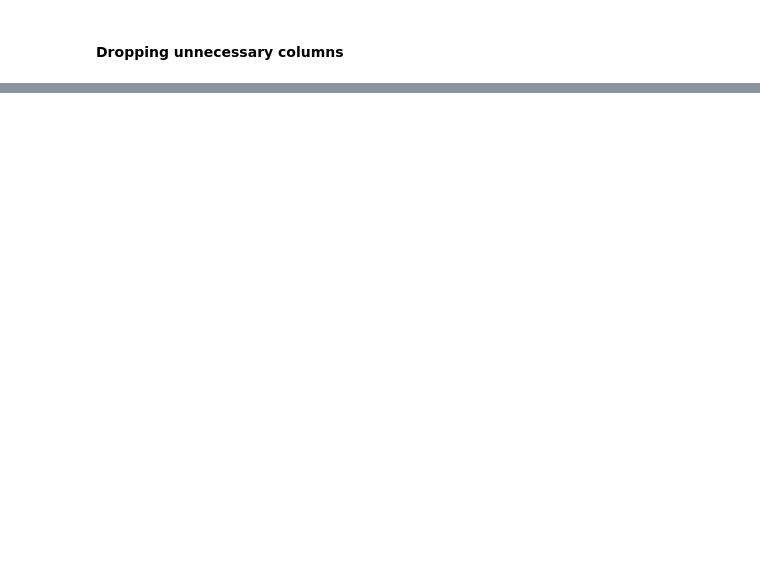
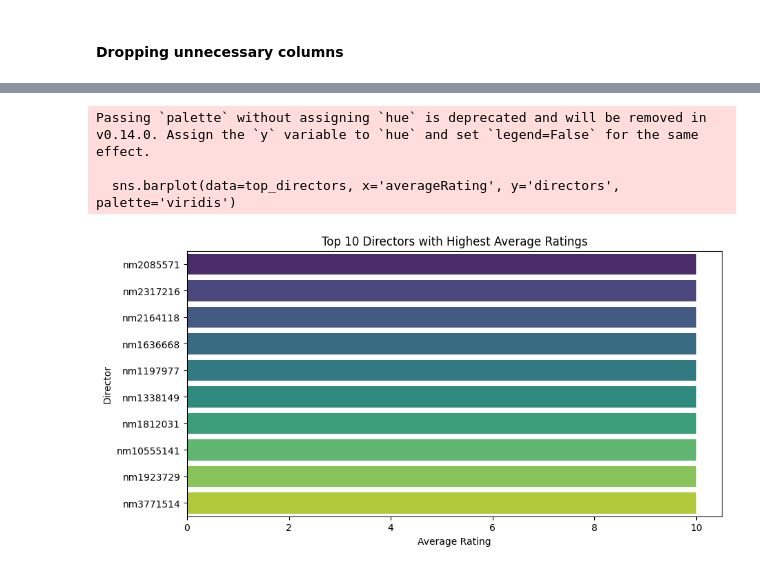
Before and after one commit to HVData-hub/Data-Analysis, a Jupyter notebook: ImdbDataAnalysis.ipynb, the cells around one changed output, grey strips where cells are left out. Cells and saved outputs as stored; diff of their text form; code cells hidden in the pictures; blank space fills up the shorter version.

```diff
--- a/ImdbDataAnalysis.ipynb
+++ b/ImdbDataAnalysis.ipynb
@@ -350,0 +325,25 @@ Passing `palette` without assigning `hue` is deprecated and will be removed in v
+# %%
+
+title_crew['directors'] = title_crew['directors'].fillna('').astype(str).str.split(',')
+
+# Merging and exploding directors
+top_directors = title_crew.explode('directors').merge(title_ratings, on='tconst', how='inner')
+
+# Group by directors and calculate their average ratings
+top_directors = top_directors.groupby('directors')['averageRating'].mean().reset_index()
+
+# Sorting and selecting top 10 directors
+top_directors = top_directors.sort_values(by='averageRating', ascending=False).head(10)
+
+
+plt.figure(figsize=(10,5))
+sns.barplot(data=top_directors, x='averageRating', y='directors', palette='viridis')
+plt.title('Top 10 Directors with Highest Average Ratings')
+plt.xlabel('Average Rating')
+plt.ylabel('Director')
+plt.show()
+# %% [output]
+Passing `palette` without assigning `hue` is deprecated and will be removed in v0.14.0. Assign the `y` variable to `hue` and set `legend=False` for the same effect.
+
+  sns.barplot(data=top_directors, x='averageRating', y='directors', palette='viridis')
+[figure, added]
```
Also changed, not shown: parts of 30 cells of this notebook.
